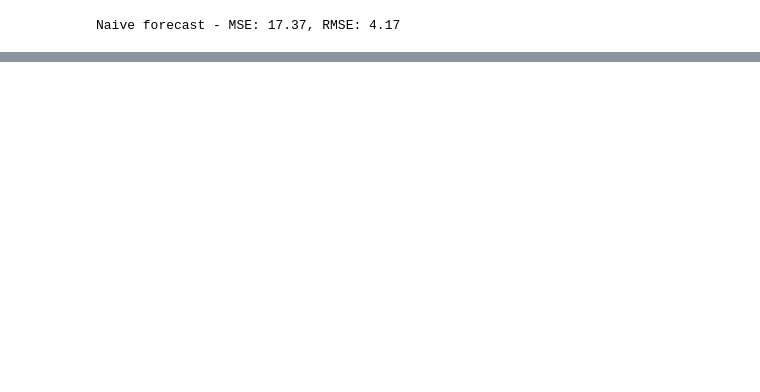
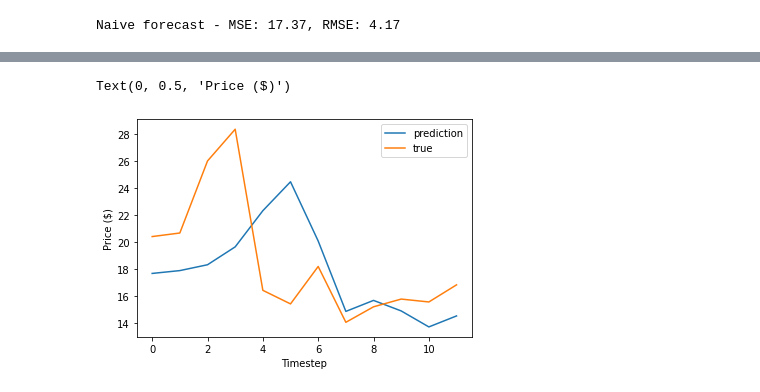
Before and after one commit to osiaaan/forecasting, a Jupyter notebook: priceForecasting.ipynb, the cells around one changed output, grey strips where cells are left out. Cells and saved outputs as stored; diff of their text form; code cells hidden in the pictures; blank space fills up the shorter version.

```diff
--- a/priceForecasting.ipynb
+++ b/priceForecasting.ipynb
@@ -46,8 +54,9 @@ X, y = split_sequence(prices, 3,1)
 # %%
-valid_ind =  valid_size
+X_train = X[:-(2*valid_size)]
+y_train = y[:-(2*valid_size)].reshape(-1,1)
 
-X_train = X[:-valid_ind]
-y_train = y[:-valid_ind].reshape(-1,1)
+X_val = X[-(2*valid_size):-valid_size]
+y_val = y[-(2*valid_size):-valid_size].reshape(-1,1)
 
-X_val = X[-valid_ind:]
-y_val = y[-valid_ind:].reshape(-1,1)
+X_test = X[-valid_size:]
+y_test = y[-valid_size:].reshape(-1,1)
@@ -255,0 +237,14 @@ model = MLP(3,1)
+# %%
+y_hat = model(X_test)
+# %%
+predictions = y_hat.numpy().flatten()
+# %%
+fig, ax = plt.subplots()
+ax.plot(predictions, label='prediction')
+ax.plot(y_test, label = 'true')
+ax.legend()
+ax.set_xlabel('Timestep')
+ax.set_ylabel('Price ($)')
+# %% [output]
+Text(0, 0.5, 'Price ($)')
+[figure, added]
```
Also changed, not shown: parts of 23 cells of this notebook, 3 other files.
